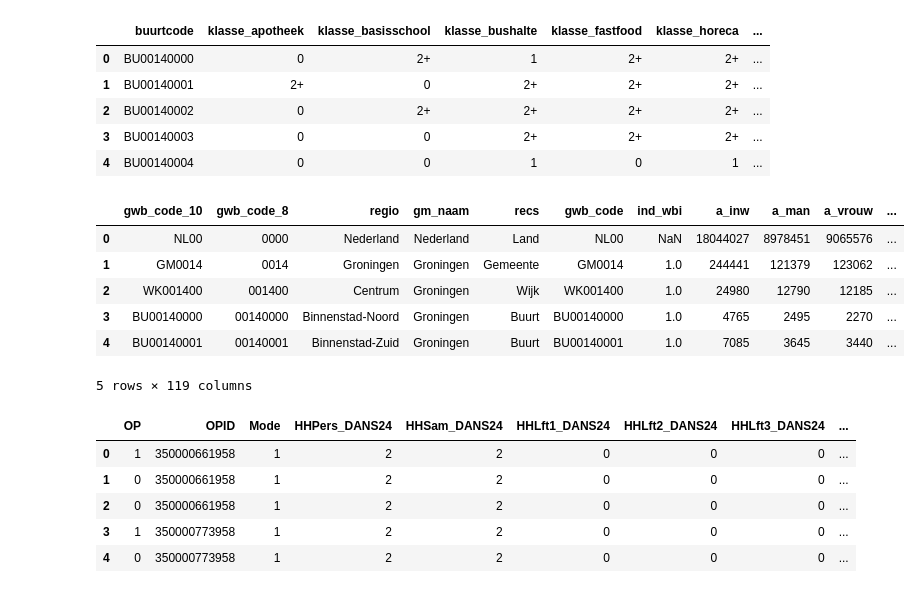
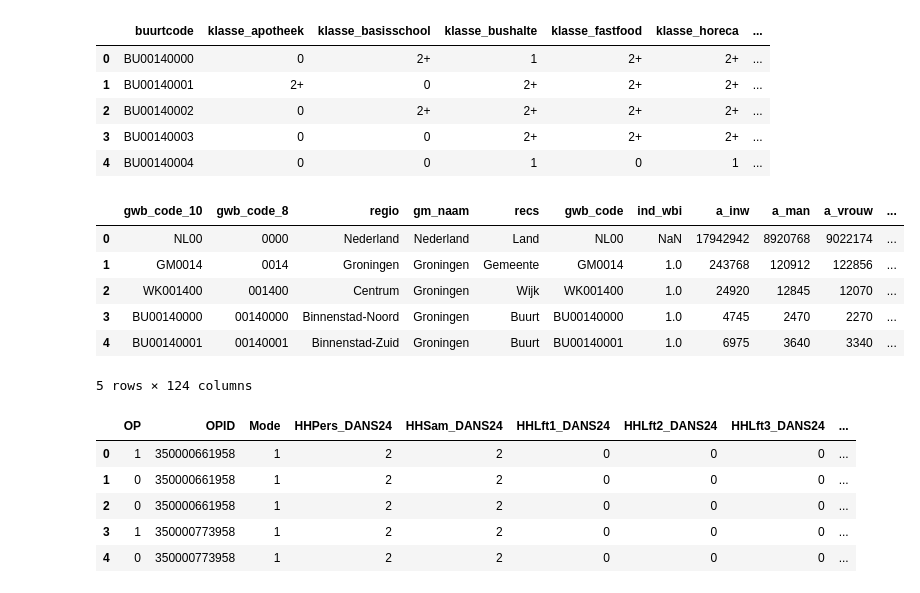
Before and after one commit to carmenkohler/1BM130, a Jupyter notebook: Daan_dataexploration_updatesCarmen.ipynb, the cells around one changed output. Cells and saved outputs as stored; diff of their text form; code cells hidden in the pictures.

```diff
--- a/Daan_dataexploration_updatesCarmen.ipynb
+++ b/Daan_dataexploration_updatesCarmen.ipynb
@@ -77,17 +76,17 @@ voorzieningen.head()
 | 3 | BU00140003 | 0 | 0 | 2+ | 2+ | 2+ | ... |
 | 4 | BU00140004 | 0 | 0 | 1 | 0 | 1 | ... |
 # %%
-cbs = pd.read_excel(r"C:\Users\20212599\OneDrive - TU Eindhoven\Documents\Studie\2025-2026\1BM130 Design of AI-driven business operation\Shared group folder\Data files\CBS\kwb2025.xlsx", decimal=',')
+cbs = pd.read_excel(r"C:\Users\20212599\OneDrive - TU Eindhoven\Documents\Studie\2025-2026\1BM130 Design of AI-driven business operation\Shared group folder\Data files\CBS\kwb2024.xlsx", decimal=',')
 cbs.replace('.', np.nan, inplace=True)
 cbs.head()
 # %% [output]
 |  | gwb_code_10 | gwb_code_8 | regio | gm_naam | recs | gwb_code | ind_wbi | a_inw | a_man | a_vrouw | ... |
-| 0 | NL00 | 0000 | Nederland | Nederland | Land | NL00 | NaN | 18044027 | 8978451 | 9065576 | ... |
-| 1 | GM0014 | 0014 | Groningen | Groningen | Gemeente | GM0014 | 1.0 | 244441 | 121379 | 123062 | ... |
-| 2 | WK001400 | 001400 | Centrum | Groningen | Wijk | WK001400 | 1.0 | 24980 | 12790 | 12185 | ... |
-| 3 | BU00140000 | 00140000 | Binnenstad-Noord | Groningen | Buurt | BU00140000 | 1.0 | 4765 | 2495 | 2270 | ... |
-| 4 | BU00140001 | 00140001 | Binnenstad-Zuid | Groningen | Buurt | BU00140001 | 1.0 | 7085 | 3645 | 3440 | ... |
+| 0 | NL00 | 0000 | Nederland | Nederland | Land | NL00 | NaN | 17942942 | 8920768 | 9022174 | ... |
+| 1 | GM0014 | 0014 | Groningen | Groningen | Gemeente | GM0014 | 1.0 | 243768 | 120912 | 122856 | ... |
+| 2 | WK001400 | 001400 | Centrum | Groningen | Wijk | WK001400 | 1.0 | 24920 | 12845 | 12070 | ... |
+| 3 | BU00140000 | 00140000 | Binnenstad-Noord | Groningen | Buurt | BU00140000 | 1.0 | 4745 | 2470 | 2270 | ... |
+| 4 | BU00140001 | 00140001 | Binnenstad-Zuid | Groningen | Buurt | BU00140001 | 1.0 | 6975 | 3640 | 3340 | ... |
-5 rows × 119 columns
+5 rows × 124 columns
 # %%
 odin_2024 = pl.read_excel(r"C:\Users\20212599\OneDrive - TU Eindhoven\Documents\Studie\2025-2026\1BM130 Design of AI-driven business operation\Shared group folder\Data files\OdiN\ODiN2024 Updated with Header\ODiN2024_DANS_Databestand_ Updated.xlsx").to_pandas()
 odin_2024.head()
```
Also changed, not shown: parts of 19 cells of this notebook.
